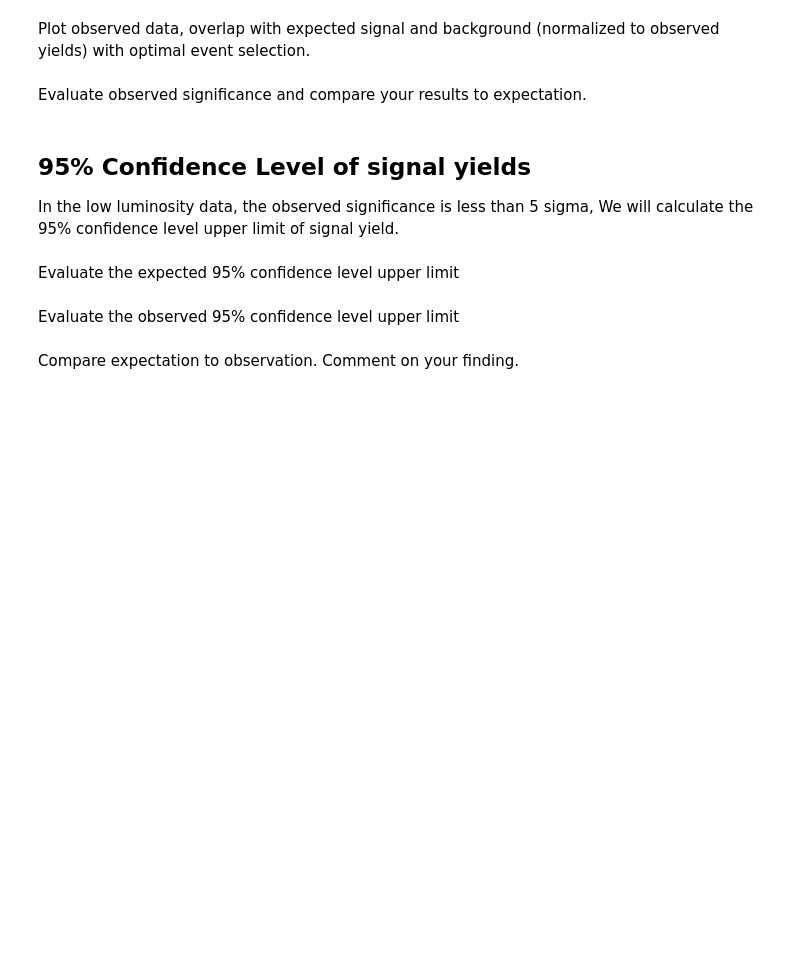
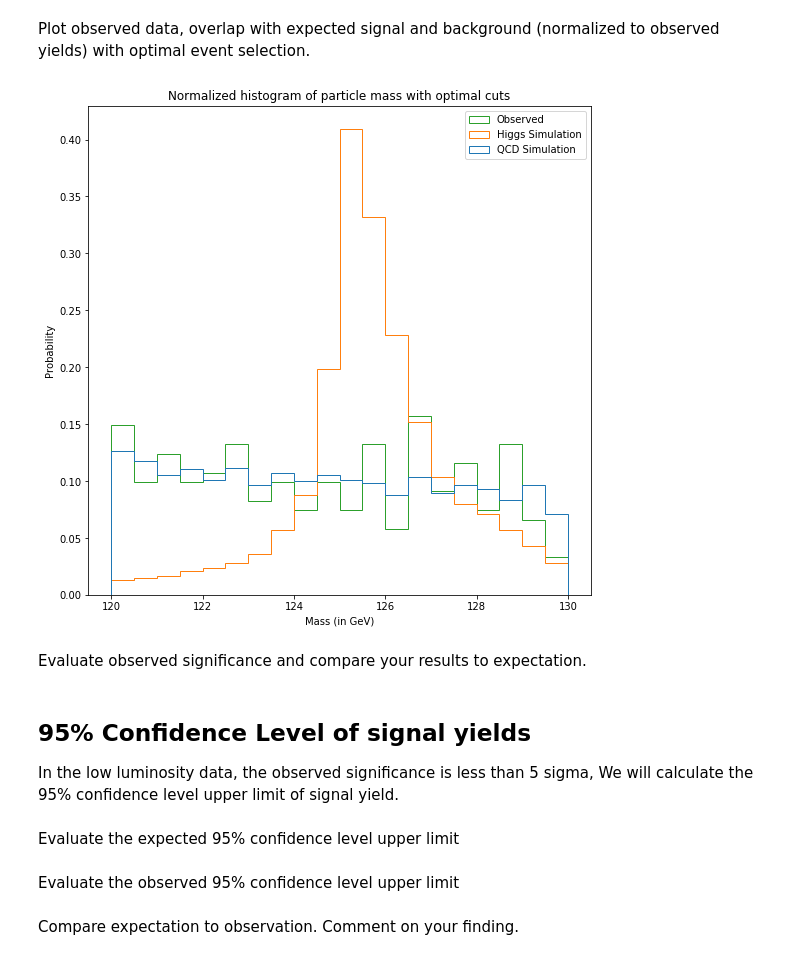
Before and after one commit to AdamK42/physics-434, a Jupyter notebook: lab7/lab7_8.ipynb, the cells around one changed output. Saved outputs shown, nothing was run; the diff lists cells and outputs as text; code cells hidden in the pictures; blank space fills up the shorter version.

```diff
--- a/lab7/lab7_8.ipynb
+++ b/lab7/lab7_8.ipynb
@@ -457,4 +473,30 @@ Focus on each feature of your event selection. Plot observed data, overlap with
 # %% [markdown]
 Plot observed data, overlap with expected signal and background (normalized to observed yields) with optimal event selection.
+# %%
+lower = 120
+upper = 130
+
+cut_h = np.where(np.logical_and(mass_h >= lower,
+                                mass_h <= upper))[0]
+cut_q = np.where(np.logical_and(mass_q >= lower,
+                                mass_q <= upper))[0]
+cut_lo = np.where(np.logical_and(mass_lo >= lower,
+                                 mass_lo <= upper))[0]
+
+optimal_h = mass_h[cut_h]
+optimal_q = mass_q[cut_q]
+optimal_lo = mass_lo[cut_lo]
+
+figure = plt.figure(figsize=(9, 9))
+ax = figure.subplots()
+
+n, bins, patches = ax.hist([optimal_q, optimal_h, optimal_lo], bins=20,
+                           histtype='step', density=True);
+ax.set_title("Normalized histogram of particle mass with optimal cuts")
+ax.set_ylabel("Probability")
+ax.set_xlabel("Mass (in GeV)")
+ax.legend(["Observed", "Higgs Simulation", "QCD Simulation"]);
+# %% [output]
+[figure, added]
 # %% [markdown]
 Evaluate observed significance and compare your results to expectation.
```
Also changed, not shown: parts of 11 cells of this notebook.
